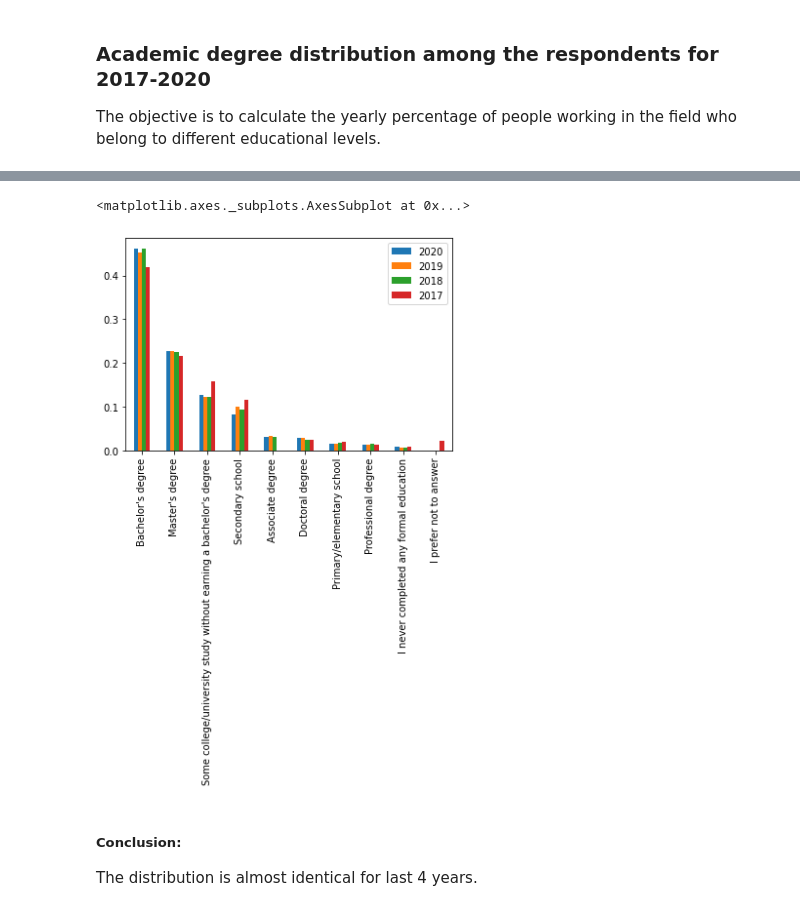
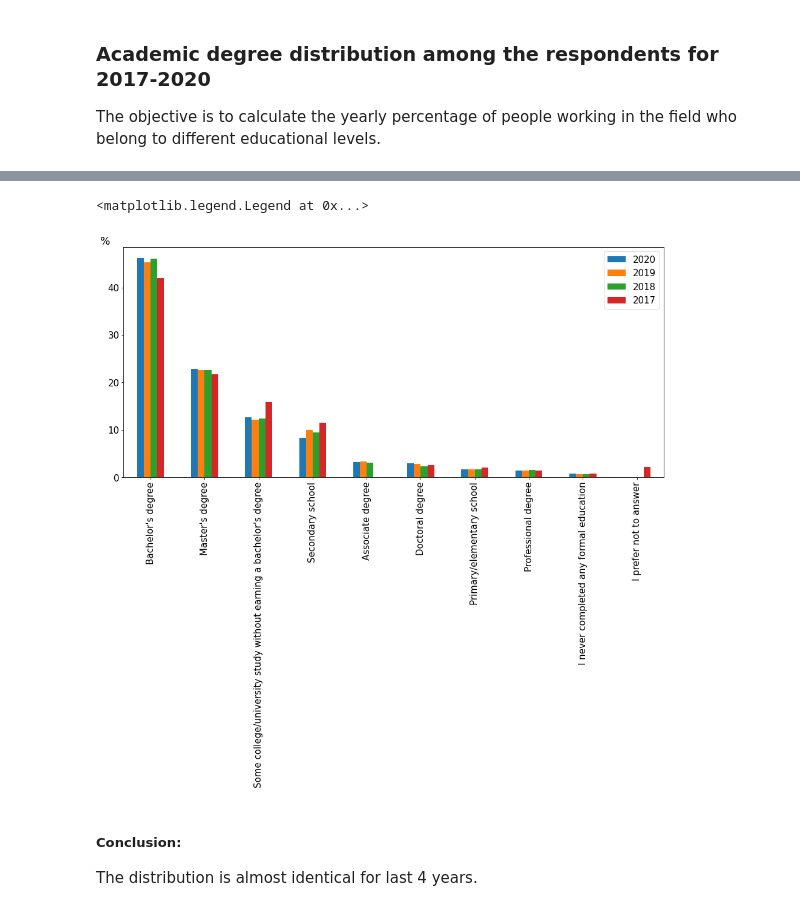
Before and after one commit to unclesyova/DSnanodegree_Project1, a Jupyter notebook: IT_trends.ipynb, the cells around one changed output, grey strips where cells are left out. Drawn from its saved outputs; the diff is of its cells as text; code cells hidden in the pictures.

Commit message:
Add files via upload
Improved readability of charts

```diff
--- a/IT_trends.ipynb
+++ b/IT_trends.ipynb
@@ -24,6 +24,7 @@ df2017_cleared = df2017['FormalEducation'].dropna()
 df2017_cleared = df2017_cleared.value_counts()
 df2017_cleared = df2017_cleared/df2017_cleared.sum()
 df2017_cleared.name = '2017'
+df2017_cleared = df2017_cleared * 100
 print(df2017_cleared)
 
 df2017_cleared.plot(kind='bar')
@@ -59,6 +60,7 @@ df2018_cleared = df2018_cleared.value_counts()
 df2018_cleared = df2018_cleared/df2018_cleared.sum()
 df2018_cleared.rename(degree_mapping, inplace=True)
 df2018_cleared.name = '2018'
+df2018_cleared = df2018_cleared * 100
 print(df2018_cleared)
 
 df2018_cleared.plot(kind='bar')
@@ -81,6 +83,7 @@ df2019_cleared = df2019_cleared.value_counts()
 df2019_cleared = df2019_cleared/df2019_cleared.sum()
 df2019_cleared.rename(degree_mapping, inplace=True)
 df2019_cleared.name = '2019'
+df2019_cleared = df2019_cleared * 100
 print(df2019_cleared)
 
 df2019_cleared.plot(kind='bar')
@@ -103,6 +106,7 @@ df2020_cleared = df2020_cleared.value_counts()
 df2020_cleared = df2020_cleared/df2020_cleared.sum()
 df2020_cleared.rename(degree_mapping, inplace=True)
 df2020_cleared.name = '2020'
+df2020_cleared = df2020_cleared * 100
 print(df2020_cleared)
 
 df2020_cleared.plot(kind='bar')
@@ -122,9 +126,11 @@ Name: 2020, dtype: float64
 # %%
 df = pd.concat([df2020_cleared, df2019_cleared, df2018_cleared, df2017_cleared], axis=1)
-df.plot(kind='bar')
+ax = df.plot(kind='bar', figsize=(16,7), fontsize=15)
+ax.set_ylabel(ylabel="%", fontsize='xx-large', position=(0,1), rotation='horizontal')
+ax.legend(fontsize=15)
 # %% [output]
-<matplotlib.axes._subplots.AxesSubplot at 0x...>
+<matplotlib.legend.Legend at 0x...>
-[figure, old version]
+[figure, new version]
 # %% [markdown]
 ##### Conclusion:
 The distribution is almost identical for last 4 years.
```
Also changed, not shown: parts of 15 cells of this notebook.
